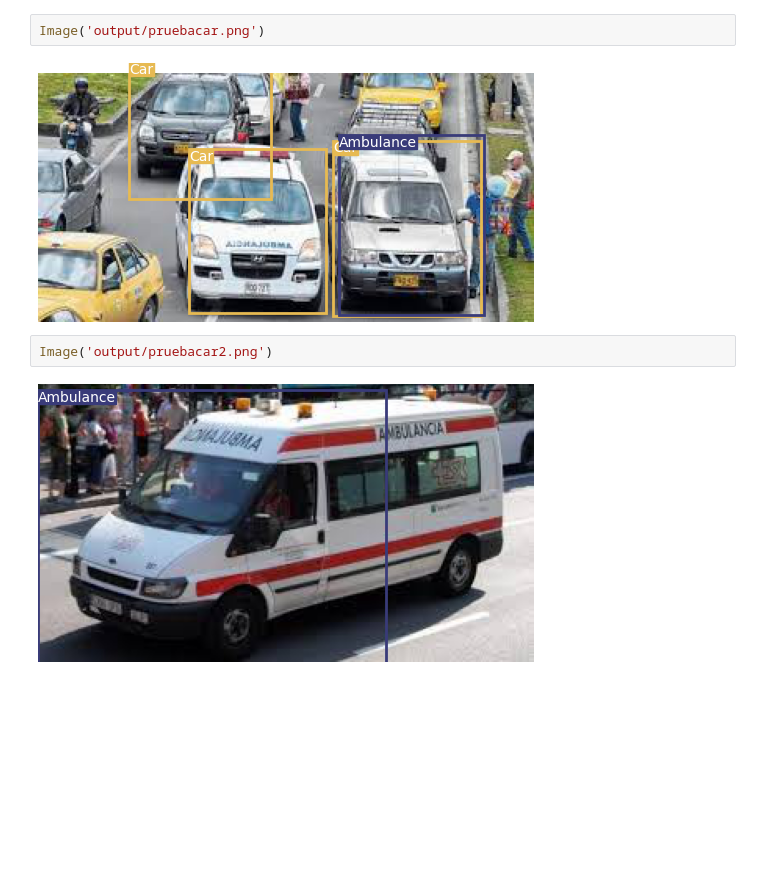
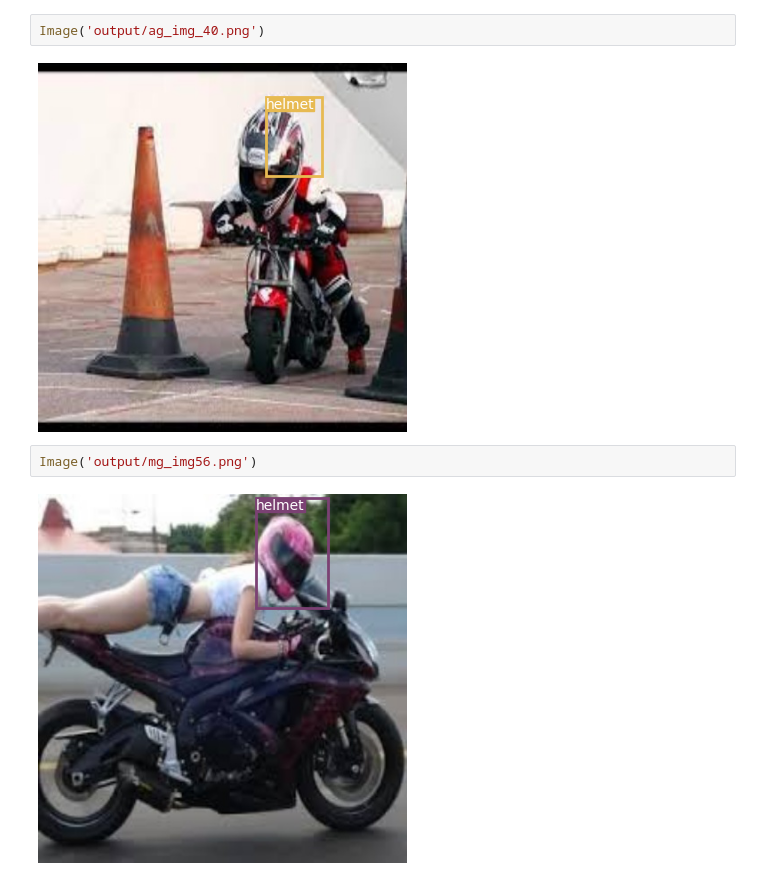
Before and after one commit to cmejia99/Yolo_attention, a Jupyter notebook: Modelos/YOLO_tiny_se.ipynb, the cells around one changed output. Saved outputs shown, nothing was run; the diff lists cells and outputs as text; blank space fills up the shorter version.

```diff
--- a/Modelos/YOLO_tiny_se.ipynb
+++ b/Modelos/YOLO_tiny_se.ipynb
@@ -140,10 +128,10 @@ Saving images:
 # %%
-Image('output/pruebacar.png')
+Image('output/ag_img_40.png')
 # %% [output]
-[figure, old version]
+[figure, new version]
 # %%
-Image('output/pruebacar2.png')
+Image('output/mg_img56.png')
 # %% [output]
-[figure, old version]
+[figure, new version]
 # %%
 !python3 plot_yolo_log.py logs/2021_11_20__16_43_29/events.out.tfevents.1637426612.1f90b2e6ce35.3028.0
```
Also changed, not shown: parts of 25 cells of this notebook, 3 other files.
